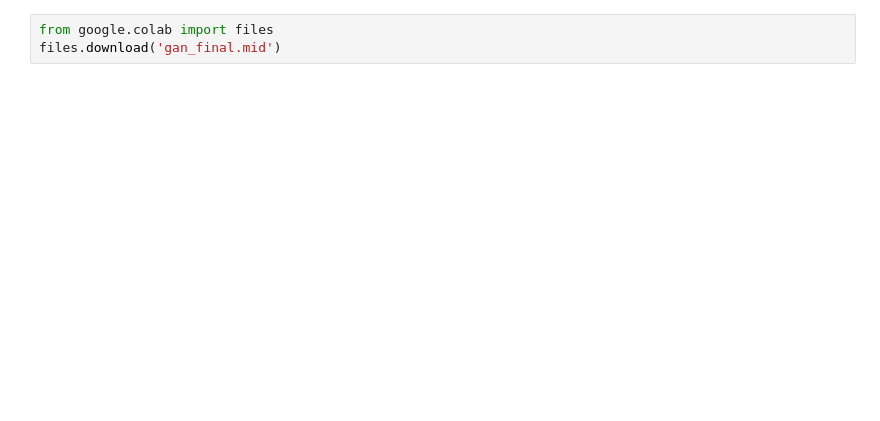
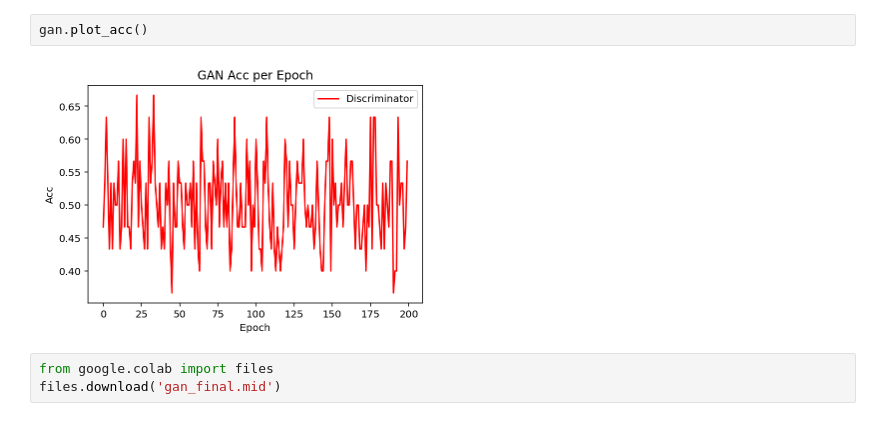
Before and after one commit to WillyChung/MachineLearningTA_GAN, a Jupyter notebook: MusicGeneration_GAN.ipynb, the cells around one changed output. Drawn from its saved outputs; the diff is of its cells as text; blank space fills up the shorter version.

```diff
--- a/MusicGeneration_GAN.ipynb
+++ b/MusicGeneration_GAN.ipynb
@@ -325,3 +348,7 @@ _________________________________________________________________
+# %%
+gan.plot_acc()
+# %% [output]
+[figure, added]
 # %%
 from google.colab import files
 files.download('gan_final.mid')
```
Also changed, not shown: parts of 3 cells of this notebook.
